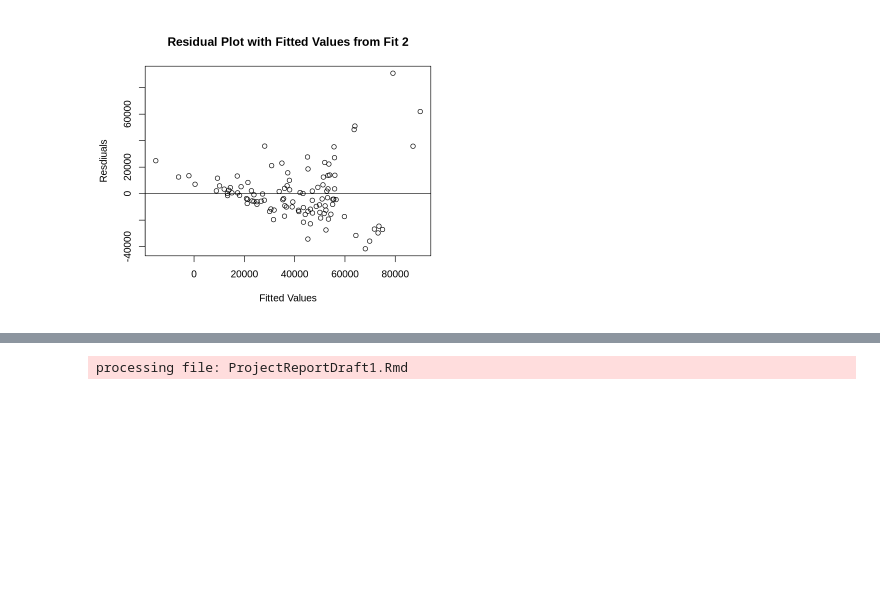
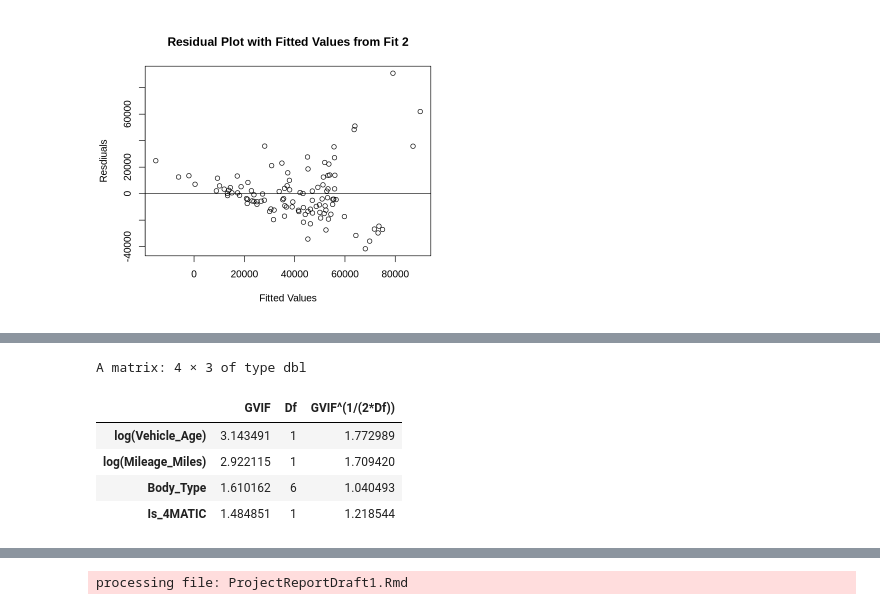
Before and after one commit to wilkmzhou/STAT306_PROJECT_REPORT_2026, a Jupyter notebook: ProjectReportDraft1.ipynb, the cells around one changed output, grey strips where cells are left out. Cells and saved outputs as stored; diff of their text form; code cells hidden in the pictures; blank space fills up the shorter version.

```diff
--- a/ProjectReportDraft1.ipynb
+++ b/ProjectReportDraft1.ipynb
@@ -176,0 +217,11 @@ abline(0,0)
+# %%
+vifBenzFit3 <- vif(benzFit3)
+
+vifBenzFit3
+# %% [output]
+A matrix: 4 × 3 of type dbl
+|  | GVIF | Df | GVIF^(1/(2*Df)) |
+| log(Vehicle_Age) | 3.143491 | 1 | 1.772989 |
+| log(Mileage_Miles) | 2.922115 | 1 | 1.709420 |
+| Body_Type | 1.610162 | 6 | 1.040493 |
+| Is_4MATIC | 1.484851 | 1 | 1.218544 |
```
Also changed, not shown: parts of 4 cells of this notebook.
